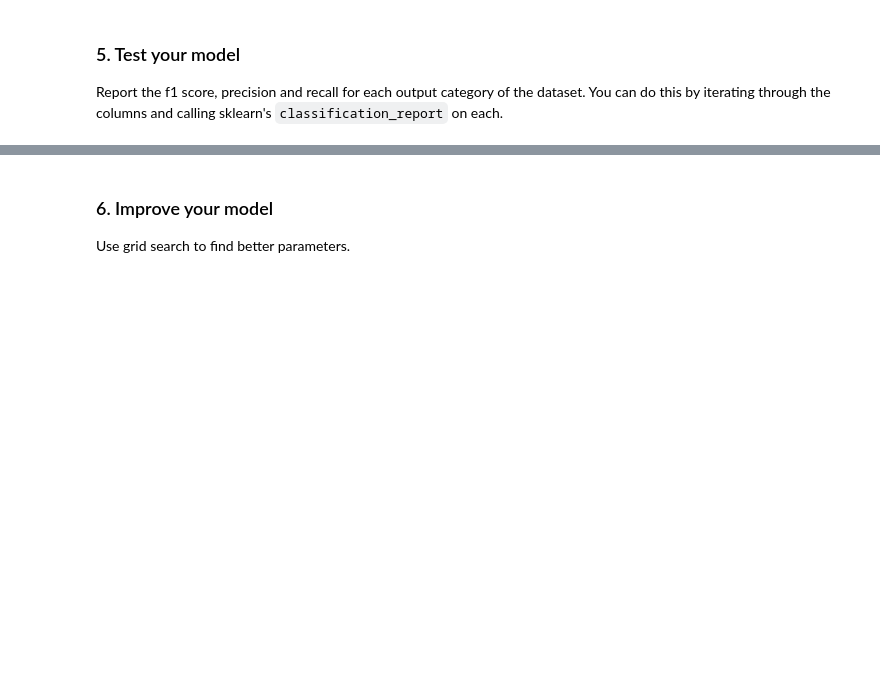
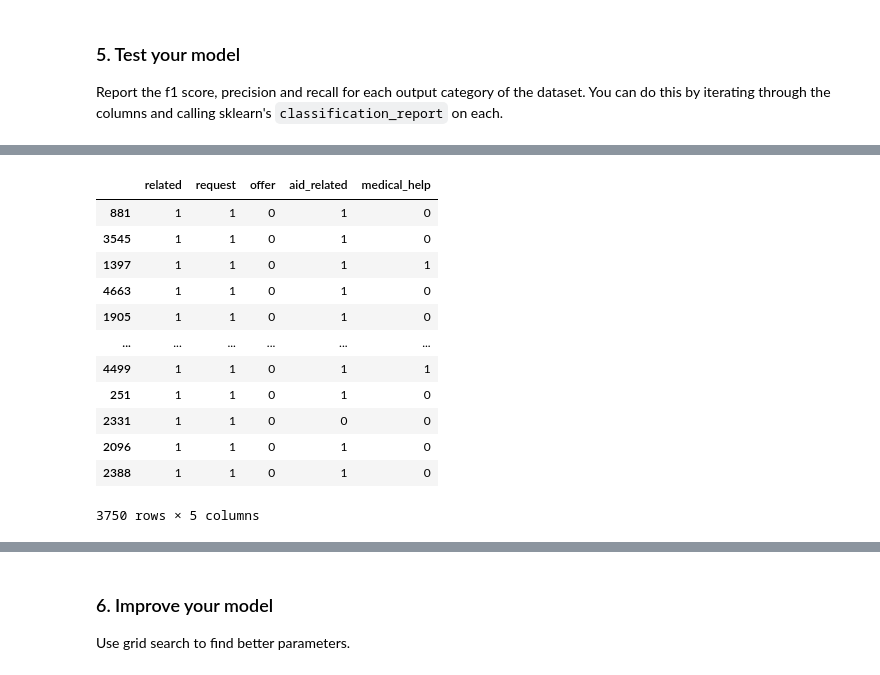
Before and after one commit to edonkoh/Disaster_Response-, a Jupyter notebook: Notebooks/ML Pipeline Preparation.ipynb, the cells around one changed output, grey strips where cells are left out. Cells and saved outputs as stored; diff of their text form; code cells hidden in the pictures; blank space fills up the shorter version.

```diff
--- a/Notebooks/ML Pipeline Preparation.ipynb
+++ b/Notebooks/ML Pipeline Preparation.ipynb
@@ -88,3 +135,19 @@ vect.vocabulary_
+# %%
+from sklearn.pipeline import Pipeline
+from sklearn.feature_extraction.text import TfidfTransformer
+from sklearn.multioutput import MultiOutputClassifier
+from sklearn.ensemble import RandomForestClassifier
+pipeline = Pipeline(
+    [('vectoriser', CountVectorizer(tokenizer= tokenize)),
+     ('transformer', TfidfTransformer()),
+     ('classifier', MultiOutputClassifier(RandomForestClassifier()))]
+)
 # %% [markdown]
 ### 5. Test your model
 Report the f1 score, precision and recall for each output category of the dataset. You can do this by iterating through the columns and calling sklearn's `classification_report` on each.
+# %%
+from sklearn.model_selection import train_test_split
+labels = Y.columns[0:5]
+x_train, x_test, y_train, y_test = train_test_split(X[0:5000], Y.iloc[0:5000, 0:5])
+# %%
+pipeline.fit(x_train, y_train)
@@ -90,0 +171,16 @@ Report the f1 score, precision and recall for each output category of the datase
+# %%
+y_train
+# %% [output]
+|  | related | request | offer | aid_related | medical_help |
+| 881 | 1 | 1 | 0 | 1 | 0 |
+| 3545 | 1 | 1 | 0 | 1 | 0 |
+| 1397 | 1 | 1 | 0 | 1 | 1 |
+| 4663 | 1 | 1 | 0 | 1 | 0 |
+| 1905 | 1 | 1 | 0 | 1 | 0 |
+| ... | ... | ... | ... | ... | ... |
+| 4499 | 1 | 1 | 0 | 1 | 1 |
+| 251 | 1 | 1 | 0 | 1 | 0 |
+| 2331 | 1 | 1 | 0 | 0 | 0 |
+| 2096 | 1 | 1 | 0 | 1 | 0 |
+| 2388 | 1 | 1 | 0 | 1 | 0 |
+3750 rows × 5 columns
```
Also changed, not shown: parts of 15 cells of this notebook.
